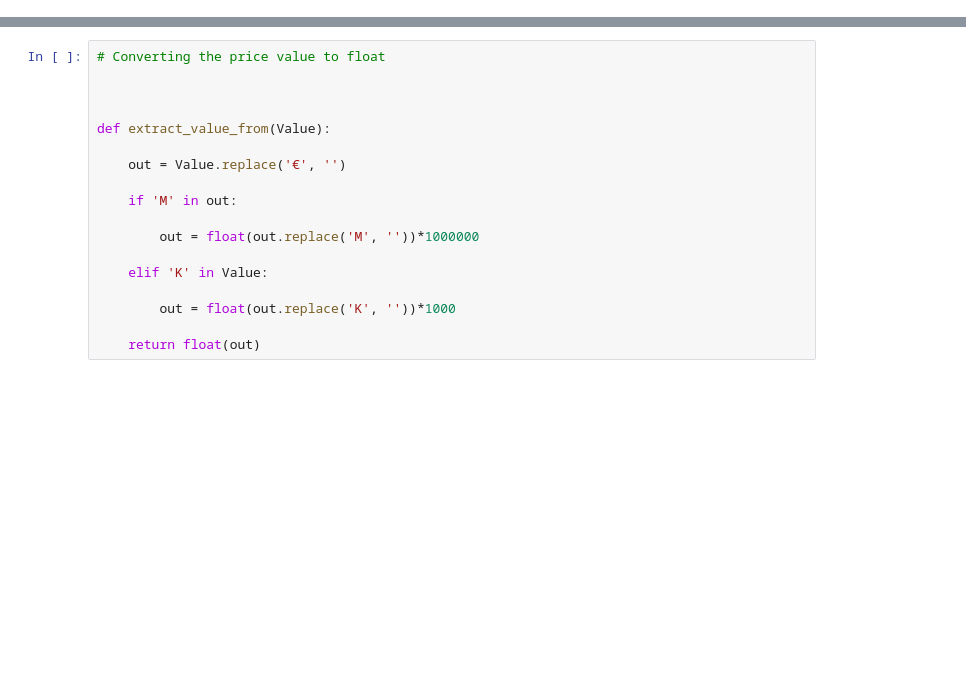
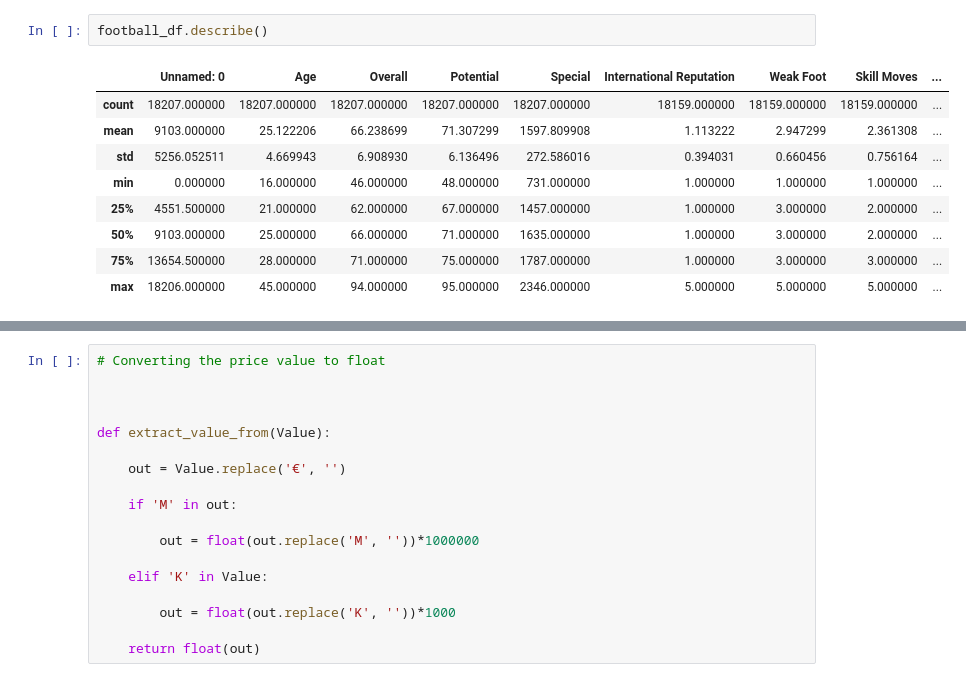
Before and after one commit to bachinaram/DataAnalytics1, a Jupyter notebook: DA1_assignment1q2.ipynb, the cells around one changed output, grey strips where cells are left out. Drawn from its saved outputs; the diff is of its cells as text; blank space fills up the shorter version.

```diff
--- a/DA1_assignment1q2.ipynb
+++ b/DA1_assignment1q2.ipynb
@@ -32,0 +49,12 @@ football_df.head()
+# %%
+football_df.describe()
+# %% [output]
+|  | Unnamed: 0 | Age | Overall | Potential | Special | International Reputation | Weak Foot | Skill Moves | ... |
+| count | 18207.000000 | 18207.000000 | 18207.000000 | 18207.000000 | 18207.000000 | 18159.000000 | 18159.000000 | 18159.000000 | ... |
+| mean | 9103.000000 | 25.122206 | 66.238699 | 71.307299 | 1597.809908 | 1.113222 | 2.947299 | 2.361308 | ... |
+| std | 5256.052511 | 4.669943 | 6.908930 | 6.136496 | 272.586016 | 0.394031 | 0.660456 | 0.756164 | ... |
+| min | 0.000000 | 16.000000 | 46.000000 | 48.000000 | 731.000000 | 1.000000 | 1.000000 | 1.000000 | ... |
+| 25% | 4551.500000 | 21.000000 | 62.000000 | 67.000000 | 1457.000000 | 1.000000 | 3.000000 | 2.000000 | ... |
+| 50% | 9103.000000 | 25.000000 | 66.000000 | 71.000000 | 1635.000000 | 1.000000 | 3.000000 | 2.000000 | ... |
+| 75% | 13654.500000 | 28.000000 | 71.000000 | 75.000000 | 1787.000000 | 1.000000 | 3.000000 | 3.000000 | ... |
+| max | 18206.000000 | 45.000000 | 94.000000 | 95.000000 | 2346.000000 | 5.000000 | 5.000000 | 5.000000 | ... |
```
Also changed, not shown: parts of 31 cells of this notebook.
